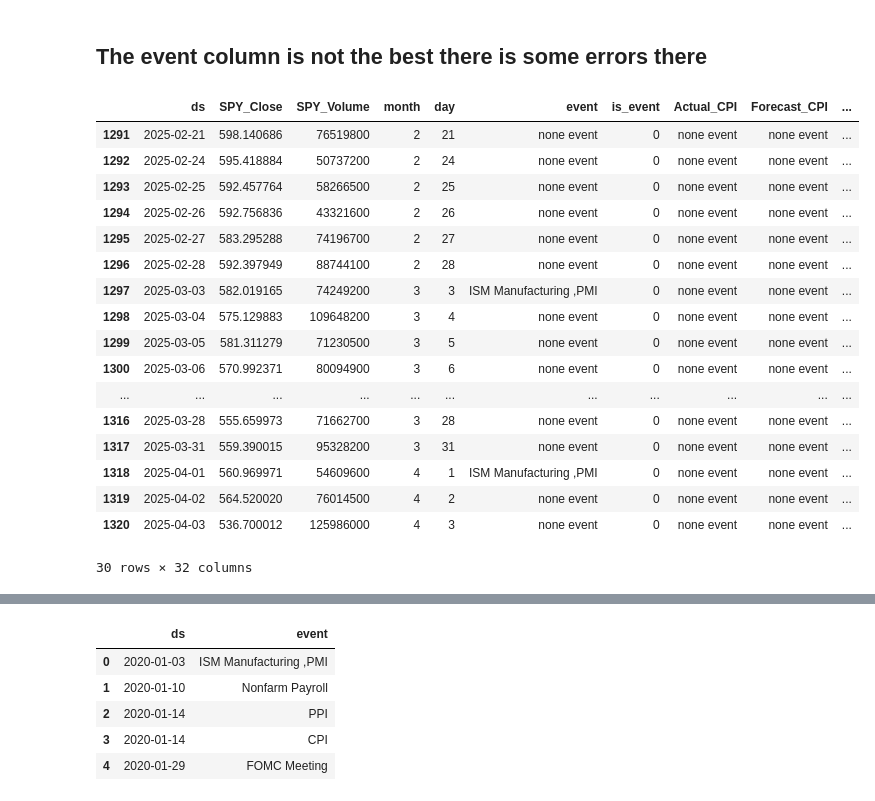
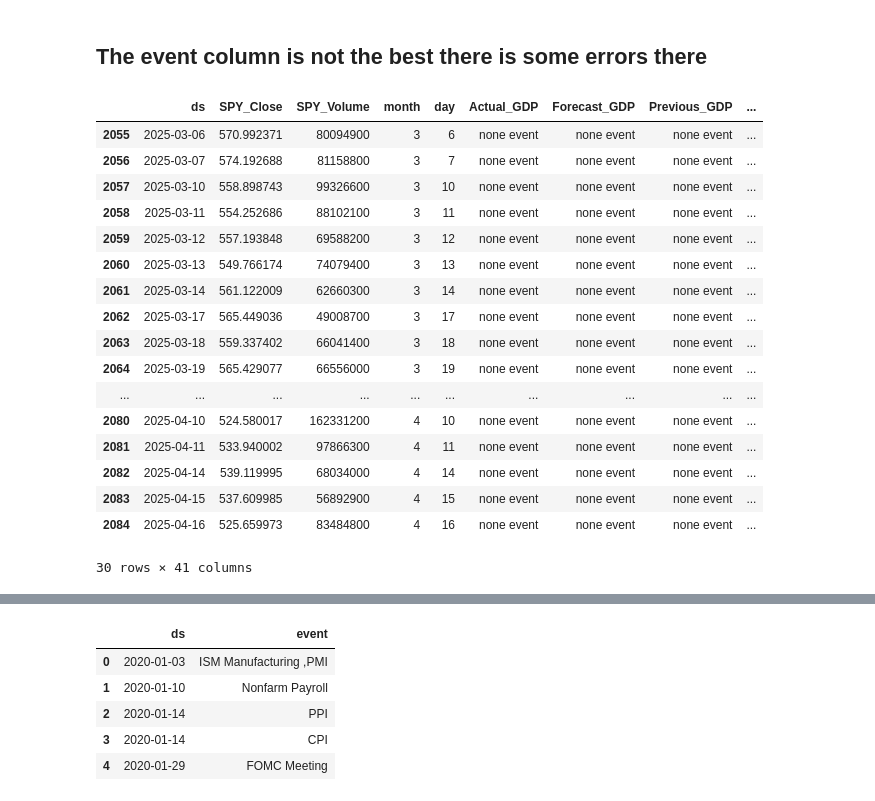
Before and after one commit to omerkobi/project-stock_Return, a Jupyter notebook: import_stock_data.ipynb, the cells around one changed output, grey strips where cells are left out. Saved outputs shown, nothing was run; the diff lists cells and outputs as text; code cells hidden in the pictures.

```diff
--- a/import_stock_data.ipynb
+++ b/import_stock_data.ipynb
@@ -100,3 +104,5 @@ df2.drop('Time', axis=1, inplace=True)
 df3.drop('Time', axis=1, inplace=True)
 df4.drop('Time', axis=1, inplace=True)
 df5.drop('Time', axis=1, inplace=True)
+df6.drop('Time', axis=1, inplace=True)
+df7.drop('Time', axis=1, inplace=True)
@@ -283,10 +400,11 @@ print(SPY_events.iloc[15:30, :])
 # %%
+
 SPY_events_copy = SPY_events.copy()
-for df in [df1, df2, df3, df4, df5]:
+for df in [df1, df2, df3, df4, df5,df6,df7]:
     # Merge each DataFrame with SPY_events_copy
     SPY_events_copy = SPY_events_copy.merge(df, on='ds', how='left')
     # Fill missing values with 'none event
-    SPY_events_copy['event'] = SPY_events_copy['event'].fillna('none event')
+    #SPY_events_copy['event'] = SPY_events_copy['event'].fillna('none event')
 
 SPY_events_copy.info()
 # %% [output]
@@ -338,7 +480,18 @@ memory usage: 216.9+ KB
 # %% [markdown]
 ## Creating vs forecast ans vs previws columns:
 # %%
-events = ['CPI', 'GDP', 'PPI', 'nonfarm','employment']  # Add your full event list
+events = ['CPI', 'GDP', 'PPI','nonfarm','unemployment rate','core_PCE','FOMC']  # Add your full event list
+
+def clean_value(val):
+    if val == 'none event' or pd.isna(val):
+        return np.nan
+    #try:
+    val = str(val).replace(',', '')
+    val = str(val).replace('K', '')  # Remove 'K'
+    return float(val)
+    #except:
+     #   return np.nan
+
 
 for event in events:
     actual_col = f'Actual_{event}'
@@ -349,20 +502,14 @@ for event in events:
     vs_forecast_col = f'{event}_vs_forecast'
     vs_previous_col = f'{event}_vs_previous'
 
-    def compare_values(a, f):
-        if a == 'none event' or f == 'none event':
-            return np.nan  # or np.nan if preferred
-        try:
-            a = float(a)
-            f = float(f)
-            if a > f:
-                return 1
-            elif a < f:
-                return -1
-            else:
-                return 0
-        except:
-            return None  # fallback in case conversion fails
+    def compare_values(a, b):
+        a = clean_value(a)
+        b = clean_value(b)
+
+        if pd.isna(a) or pd.isna(b):
+            return np.nan
+        return 1 if a > b else -1 if a < b else 0
+
 
      # Apply for forecast
     SPY_events_copy[vs_forecast_col] = SPY_events_copy[[actual_col, forecast_col]].apply(lambda row: compare_values(row[0], row[1]), axis=1)
@@ -374,30 +576,30 @@ for event in events:
 # %%
 
 # List of actual columns for each event
-actual_cols = ['Actual_CPI', 'Actual_GDP', 'Actual_PPI', 'Actual_nonfarm','Actual_employment']  # Add others as needed
+actual_cols = ['Actual_CPI', 'Actual_GDP', 'Actual_PPI', 'Actual_nonfarm','Actual_unemployment rate','Actual_core_PCE','Actual_FOMC']  # Add others as needed
 
 # Create 'is_event' column
 SPY_events_copy['is_event'] = SPY_events_copy[actual_cols].apply(
     lambda row: 1 if any(val != 'none event' for val in row) else 0, axis=1
 )
 
 SPY_events_copy.tail(30)
 # %% [output]
-|  | ds | SPY_Close | SPY_Volume | month | day | event | is_event | Actual_CPI | Forecast_CPI | ... |
-| 1291 | 2025-02-21 | 598.140686 | 76519800 | 2 | 21 | none event | 0 | none event | none event | ... |
-| 1292 | 2025-02-24 | 595.418884 | 50737200 | 2 | 24 | none event | 0 | none event | none event | ... |
-| 1293 | 2025-02-25 | 592.457764 | 58266500 | 2 | 25 | none event | 0 | none event | none event | ... |
-| 1294 | 2025-02-26 | 592.756836 | 43321600 | 2 | 26 | none event | 0 | none event | none event | ... |
-| 1295 | 2025-02-27 | 583.295288 | 74196700 | 2 | 27 | none event | 0 | none event | none event | ... |
-| 1296 | 2025-02-28 | 592.397949 | 88744100 | 2 | 28 | none event | 0 | none event | none event | ... |
-| 1297 | 2025-03-03 | 582.019165 | 74249200 | 3 | 3 | ISM Manufacturing ,PMI | 0 | none event | none event | ... |
-| 1298 | 2025-03-04 | 575.129883 | 109648200 | 3 | 4 | none event | 0 | none event | none event | ... |
-| 1299 | 2025-03-05 | 581.311279 | 71230500 | 3 | 5 | none event | 0 | none event | none event | ... |
-| 1300 | 2025-03-06 | 570.992371 | 80094900 | 3 | 6 | none event | 0 | none event | none event | ... |
-| ... | ... | ... | ... | ... | ... | ... | ... | ... | ... | ... |
-| 1316 | 2025-03-28 | 555.659973 | 71662700 | 3 | 28 | none event | 0 | none event | none event | ... |
-| 1317 | 2025-03-31 | 559.390015 | 95328200 | 3 | 31 | none event | 0 | none event | none event | ... |
-| 1318 | 2025-04-01 | 560.969971 | 54609600 | 4 | 1 | ISM Manufacturing ,PMI | 0 | none event | none event | ... |
-| 1319 | 2025-04-02 | 564.520020 | 76014500 | 4 | 2 | none event | 0 | none event | none event | ... |
-| 1320 | 2025-04-03 | 536.700012 | 125986000 | 4 | 3 | none event | 0 | none event | none event | ... |
+|  | ds | SPY_Close | SPY_Volume | month | day | Actual_GDP | Forecast_GDP | Previous_GDP | ... |
+| 2055 | 2025-03-06 | 570.992371 | 80094900 | 3 | 6 | none event | none event | none event | ... |
+| 2056 | 2025-03-07 | 574.192688 | 81158800 | 3 | 7 | none event | none event | none event | ... |
+| 2057 | 2025-03-10 | 558.898743 | 99326600 | 3 | 10 | none event | none event | none event | ... |
+| 2058 | 2025-03-11 | 554.252686 | 88102100 | 3 | 11 | none event | none event | none event | ... |
+| 2059 | 2025-03-12 | 557.193848 | 69588200 | 3 | 12 | none event | none event | none event | ... |
+| 2060 | 2025-03-13 | 549.766174 | 74079400 | 3 | 13 | none event | none event | none event | ... |
+| 2061 | 2025-03-14 | 561.122009 | 62660300 | 3 | 14 | none event | none event | none event | ... |
+| 2062 | 2025-03-17 | 565.449036 | 49008700 | 3 | 17 | none event | none event | none event | ... |
+| 2063 | 2025-03-18 | 559.337402 | 66041400 | 3 | 18 | none event | none event | none event | ... |
+| 2064 | 2025-03-19 | 565.429077 | 66556000 | 3 | 19 | none event | none event | none event | ... |
+| ... | ... | ... | ... | ... | ... | ... | ... | ... | ... |
+| 2080 | 2025-04-10 | 524.580017 | 162331200 | 4 | 10 | none event | none event | none event | ... |
+| 2081 | 2025-04-11 | 533.940002 | 97866300 | 4 | 11 | none event | none event | none event | ... |
+| 2082 | 2025-04-14 | 539.119995 | 68034000 | 4 | 14 | none event | none event | none event | ... |
+| 2083 | 2025-04-15 | 537.609985 | 56892900 | 4 | 15 | none event | none event | none event | ... |
+| 2084 | 2025-04-16 | 525.659973 | 83484800 | 4 | 16 | none event | none event | none event | ... |
-30 rows × 32 columns
+30 rows × 41 columns
```
Also changed, not shown: parts of 84 cells of this notebook, 10 other files.
